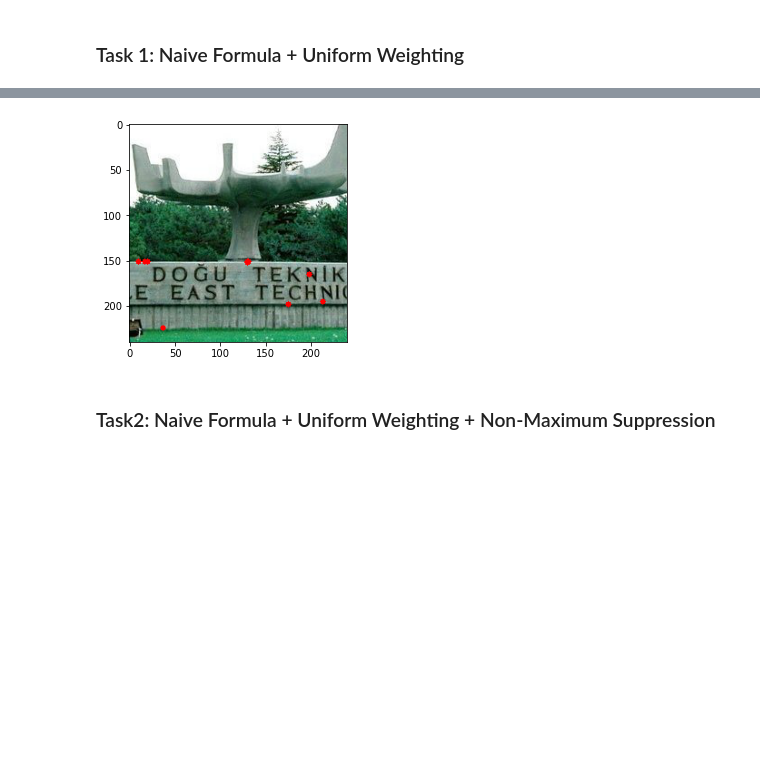
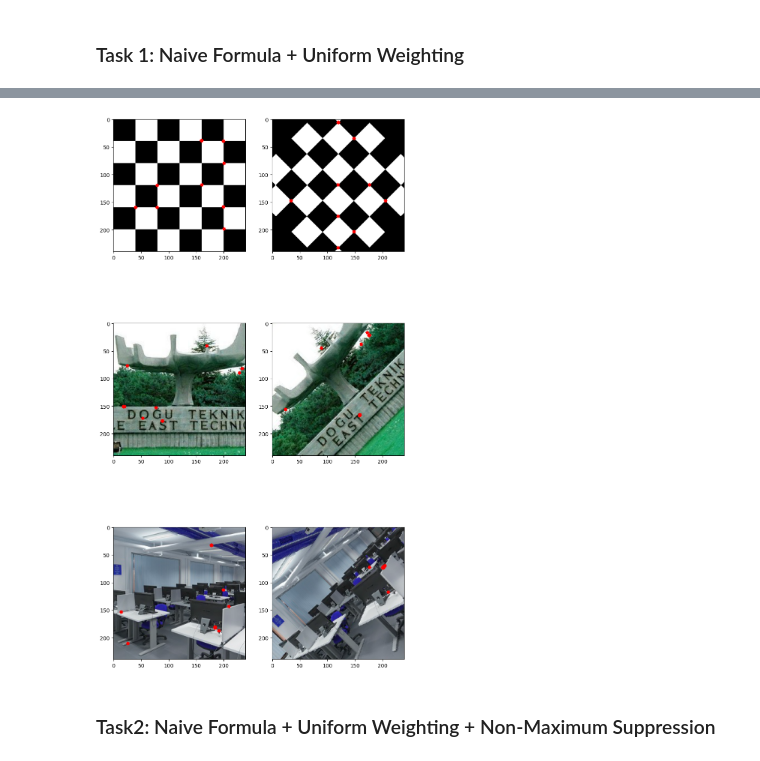
Before and after one commit to boranozum/CENG483-Computer-Vision, a Jupyter notebook: HW2/Hw_notebook.ipynb, the cells around one changed output, grey strips where cells are left out. Cells and saved outputs as stored; diff of their text form; code cells hidden in the pictures; blank space fills up the shorter version.

Commit message:
prints modified

```diff
--- a/HW2/Hw_notebook.ipynb
+++ b/HW2/Hw_notebook.ipynb
@@ -52,8 +46,10 @@ def naive_uniform(original_img):
 
             total_sum = 0
             original_window = img_gray[y-1:y+2, x-1:x+2]
-            for u in range(-1,2,2):
-                for v in range(-1,2,2):
+            for u in range(-1,2):
+                for v in range(-1,2):
+                    if u==0 and v==0:
+                        continue
                     shifted_window = img_gray[y+u-1:y+u+2, x+v-1: x+v+2]
                     diff = original_window-shifted_window
                     diff_squared = np.square(diff)
@@ -72,29 +68,52 @@ def naive_uniform(original_img):
 # %%
 ## Write your code here
 
-# fig = plt.figure(figsize=(10,20))
+fig = plt.figure(figsize=(10,20))
 
-# rows = 3
-# columns = 2
+rows = 3
+columns = 2
 
-# fig.add_subplot(rows, columns, 1)
+fig.add_subplot(rows, columns, 1)
+start = time.time()
+plt.imshow(naive_uniform(chessboard))
+end = time.time()
+
+print('Time elapsed for chessboard %f' % (end-start))
+
+fig.add_subplot(rows, columns, 2)
+start = time.time()
+plt.imshow(naive_uniform(chessboard_rotated))
+end = time.time()
+
+print('Time elapsed for rotated chessboard %f' % (end-start))
+
+fig.add_subplot(rows, columns, 3)
 start = time.time()
 plt.imshow(naive_uniform(agac))
 end = time.time()
 
-print('Time elapsed for chessboard %f' % (end-start))
-# fig.add_subplot(rows, columns, 2)
-# plt.imshow(naive_uniform(chessboard_rotated))
+print('Time elapsed for agac %f' % (end-start))
 
-# fig.add_subplot(rows, columns, 3)
-# naive_uniform(chessboard_rotated)
 
-# fig.add_subplot(rows, columns, 4)
-# plt.imshow(naive_uniform(agac_rotated))
+fig.add_subplot(rows, columns, 4)
+start = time.time()
+plt.imshow(naive_uniform(agac_rotated))
+end = time.time()
 
-# fig.add_subplot(rows, columns, 5)
-# plt.imshow(naive_uniform(lab))
+print('Time elapsed for rotated agac %f' % (end-start))
 
-# fig.add_subplot(rows, columns, 6)
-# plt.imshow(naive_uniform(lab_rotated))
+
+fig.add_subplot(rows, columns, 5)
+start = time.time()
+plt.imshow(naive_uniform(lab))
+end = time.time()
+
+print('Time elapsed for lab %f' % (end-start))
+
+fig.add_subplot(rows, columns, 6)
+start = time.time()
+plt.imshow(naive_uniform(lab_rotated))
+end = time.time()
+
+print('Time elapsed for rotated lab %f' % (end-start))
 # %% [output]
@@ -102,4 +126,4 @@ Time elapsed for chessboard 1.340209
-[figure, old version]
+[figure, new version]
 # %%
 ## This part is for discussion
 # %% [markdown]
```
Also changed, not shown: parts of 8 cells of this notebook, 6 other files.
